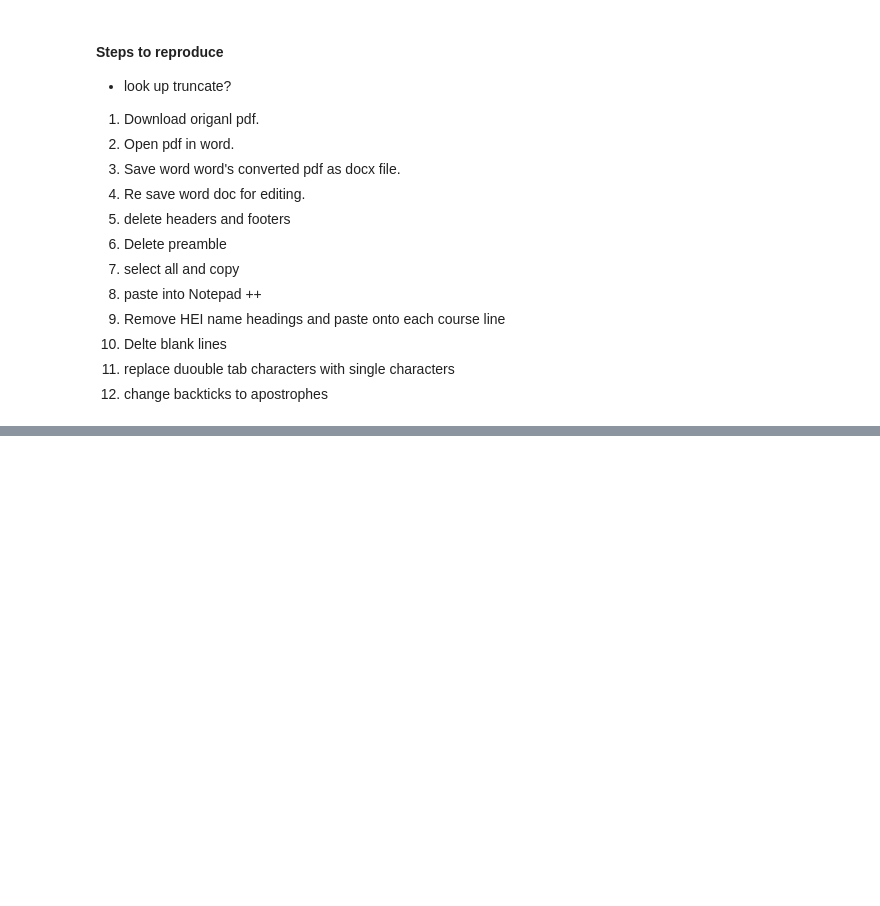
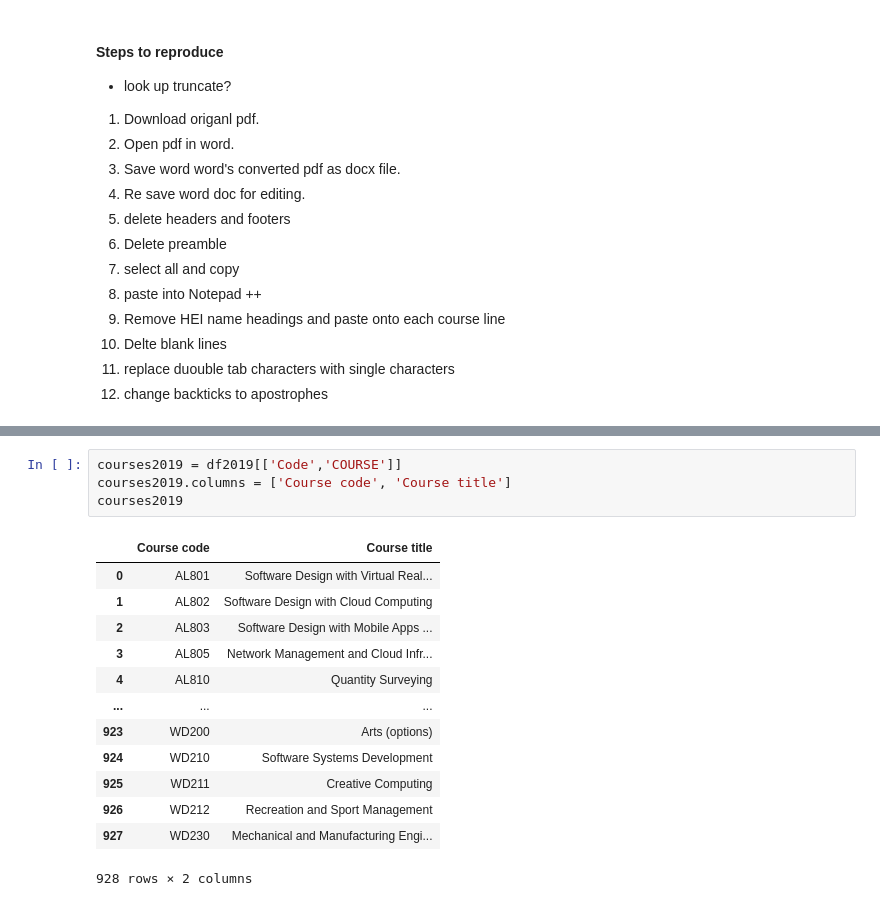
Before and after one commit to ShaneKelly89/FundametalsOfDA_Assessment, a Jupyter notebook: cao.ipynb, the cells around one changed output, grey strips where cells are left out. Cells and saved outputs as stored; diff of their text form; blank space fills up the shorter version.

```diff
--- a/cao.ipynb
+++ b/cao.ipynb
@@ -227,0 +267,18 @@ df2019
+# %%
+courses2019 = df2019[['Code','COURSE']]
+courses2019.columns = ['Course code', 'Course title']
+courses2019
+# %% [output]
+|  | Course code | Course title |
+| 0 | AL801 | Software Design with Virtual Real... |
+| 1 | AL802 | Software Design with Cloud Computing |
+| 2 | AL803 | Software Design with Mobile Apps ... |
+| 3 | AL805 | Network Management and Cloud Infr... |
+| 4 | AL810 | Quantity Surveying |
+| ... | ... | ... |
+| 923 | WD200 | Arts (options) |
+| 924 | WD210 | Software Systems Development |
+| 925 | WD211 | Creative Computing |
+| 926 | WD212 | Recreation and Sport Management |
+| 927 | WD230 | Mechanical and Manufacturing Engi... |
+928 rows × 2 columns
```
Also changed, not shown: parts of 13 cells of this notebook, 16 other files.
